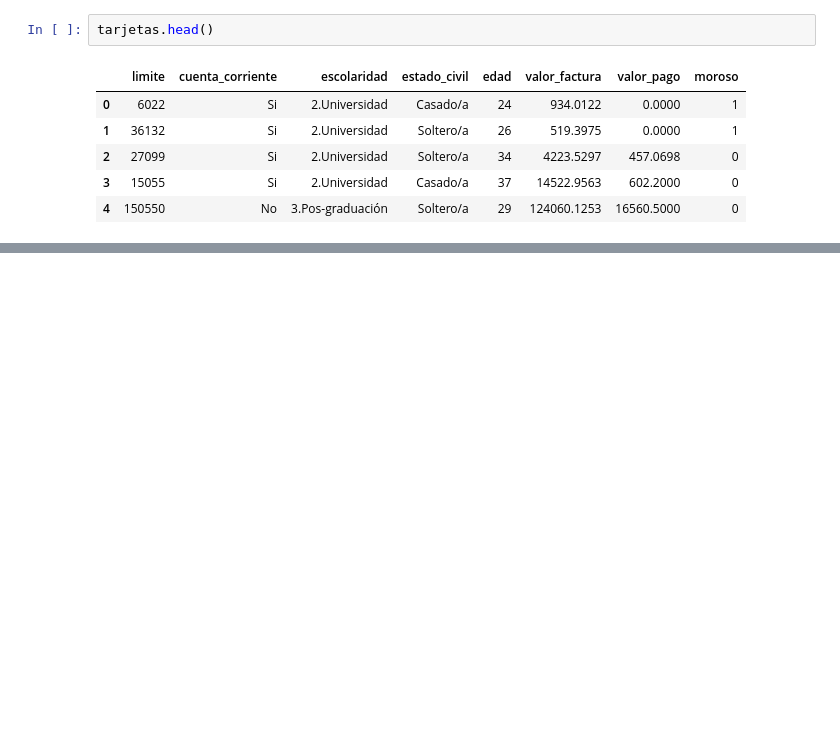
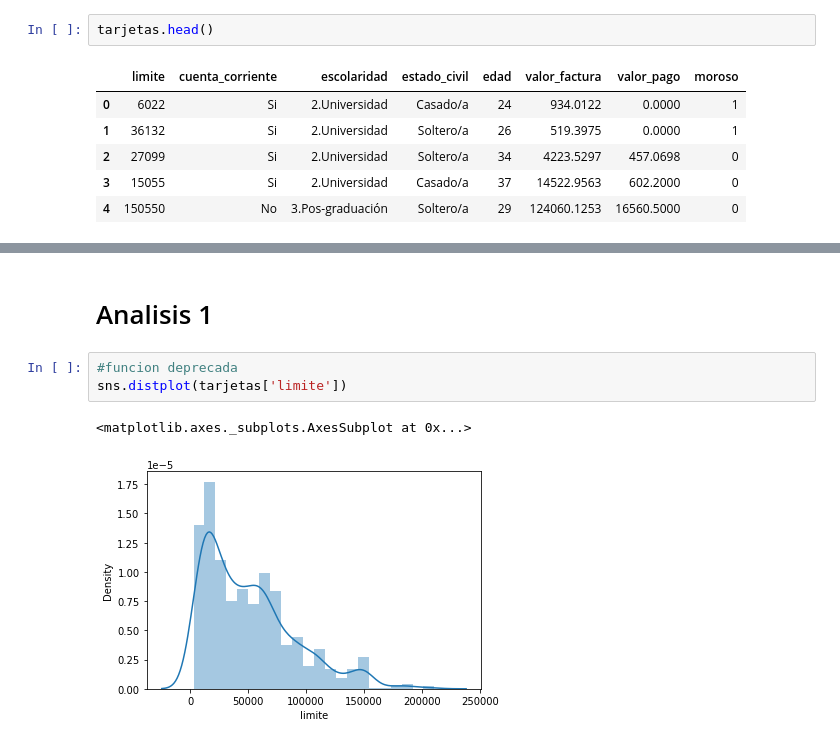
Before and after one commit to exequiel-farias/visualizacion-de-datos, a Jupyter notebook: Analisis_de_datos.ipynb, the cells around one changed output, grey strips where cells are left out. Cells and saved outputs as stored; diff of their text form; blank space fills up the shorter version.

Commit message:
Analisis exploratorio de variables

```diff
--- a/Analisis_de_datos.ipynb
+++ b/Analisis_de_datos.ipynb
@@ -164,0 +196,8 @@ tarjetas.head()
+# %% [markdown]
+# Analisis 1
+# %%
+#funcion deprecada
+sns.distplot(tarjetas['limite'])
+# %% [output]
+<matplotlib.axes._subplots.AxesSubplot at 0x...>
+[figure, added]
```
Also changed, not shown: parts of 17 cells of this notebook.
